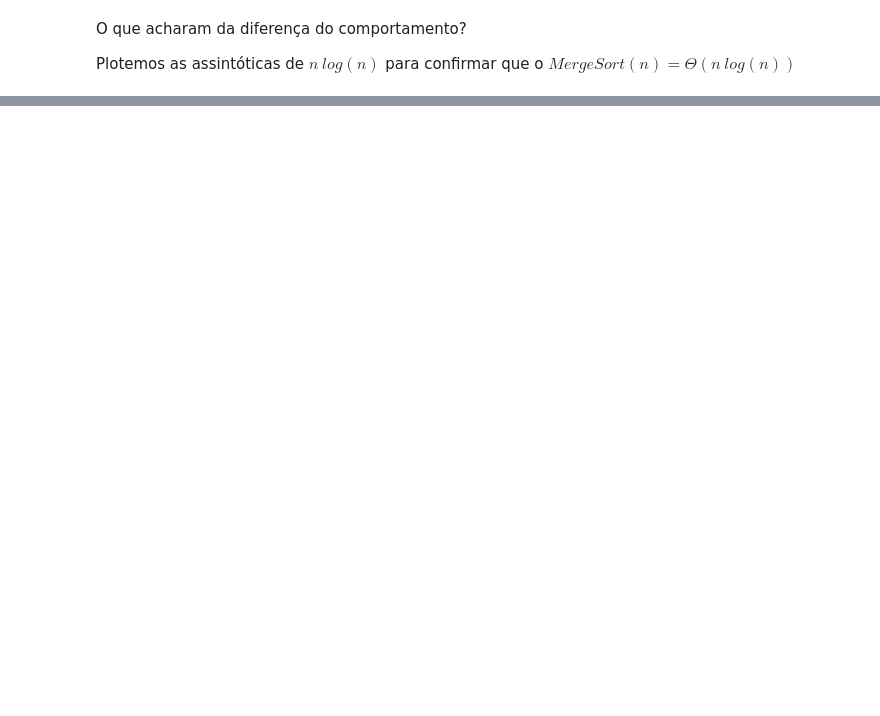
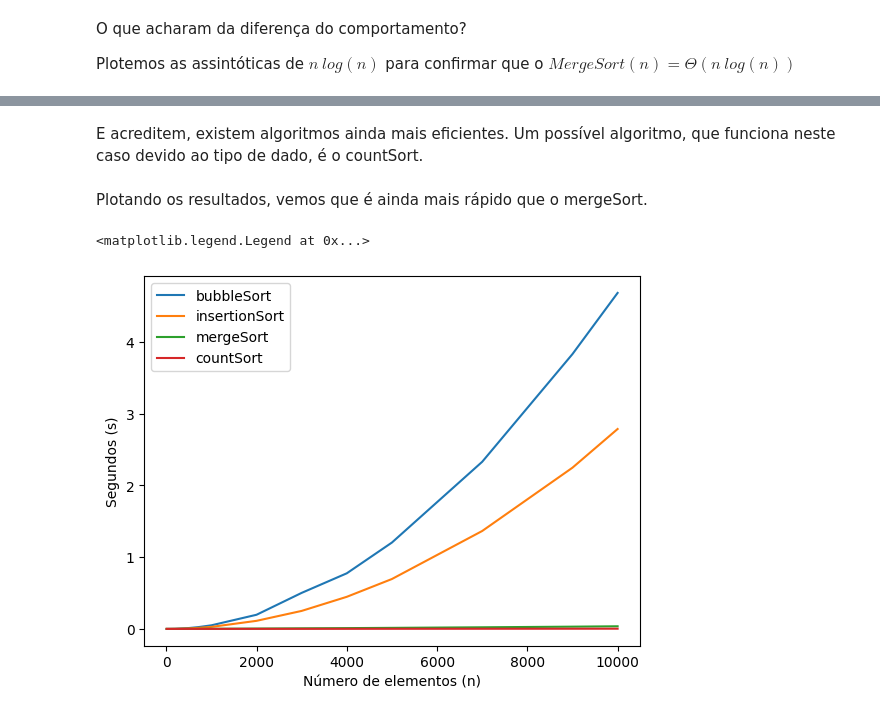
Before and after one commit to Gabrielcarvfer/Estrutura-de-dados-UnB, a Jupyter notebook: 02_analise_de_algoritmos.ipynb, the cells around one changed output, grey strips where cells are left out. Drawn from its saved outputs; the diff is of its cells as text; code cells hidden in the pictures; blank space fills up the shorter version.

Commit message:
Adicionar countSort

```diff
--- a/02_analise_de_algoritmos.ipynb
+++ b/02_analise_de_algoritmos.ipynb
@@ -247,0 +265,29 @@ plt.legend()
+# %% [markdown]
+E acreditem, existem algoritmos ainda mais eficientes.
+Um possível algoritmo, que funciona neste caso devido ao tipo de dado, é o countSort.
+# %%
+def countSort(lista):
+    contador = [0]*10001 # Por a entrada ser limitada, podemos usar esse artifício
+    for valor in lista:
+        contador[valor] += 1
+    listaFinal = []
+    for valor in range(10001): # Por a entrada ser limitada, podemos usar esse artifício
+        aparicoes = contador[valor]
+        if aparicoes:
+            listaFinal.extend([valor]*aparicoes)
+    return listaFinal
+
+temposCountSort = medeTempoOrdenacao(countSort, inteirosAleatorios)
+# %% [markdown]
+Plotando os resultados, vemos que é ainda mais rápido que o mergeSort.
+# %%
+plt.ylabel("Segundos (s)")
+plt.xlabel("Número de elementos (n)")
+plt.plot(x, temposBubbleSort, label="bubbleSort")
+plt.plot(x, temposInsertionSort, label="insertionSort")
+plt.plot(x, temposMergeSort, label="mergeSort")
+plt.plot(x, temposCountSort, label="countSort")
+plt.legend()
+# %% [output]
+<matplotlib.legend.Legend at 0x...>
+[figure, added]
```
Also changed, not shown: parts of 10 cells of this notebook.
